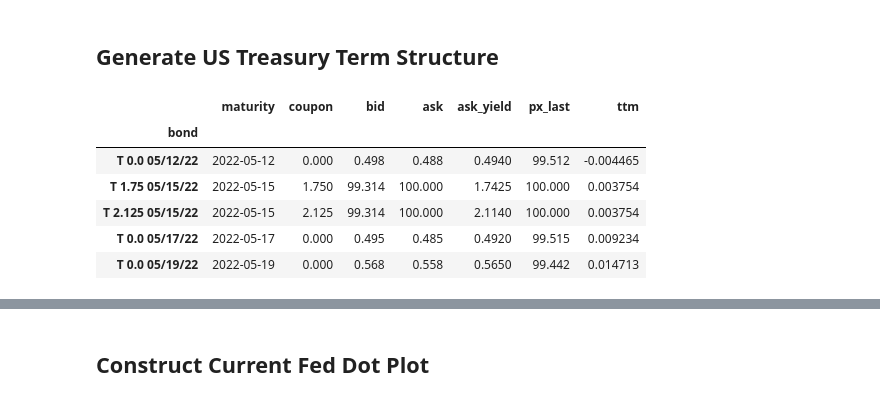
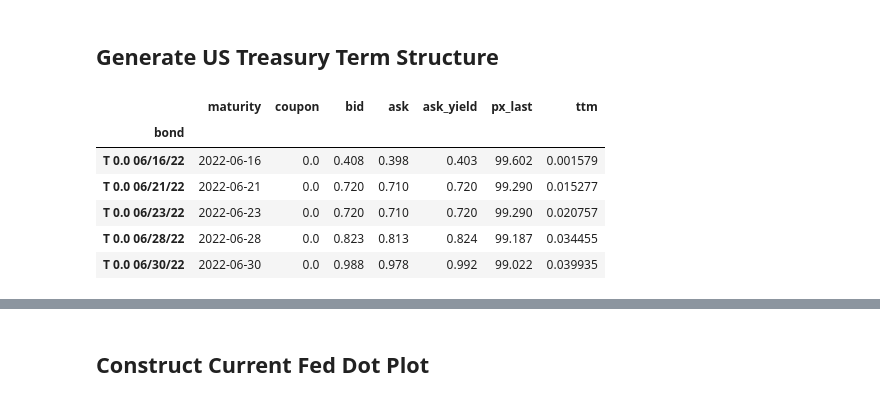
Before and after one commit to jdean53/GeneralWork, a Jupyter notebook: StoCal2/final_project.ipynb, the cells around one changed output, grey strips where cells are left out. Saved outputs shown, nothing was run; the diff lists cells and outputs as text; code cells hidden in the pictures.

```diff
--- a/StoCal2/final_project.ipynb
+++ b/StoCal2/final_project.ipynb
@@ -16,25 +17,25 @@ import matplotlib.pyplot as plt
 # %%
 '''
 Pull rates data
 ---
 Rates data saved in an excel spreadsheet
 Aggregated with market data from wsj
 https://www.wsj.com/market-data/bonds/treasuries
 '''
-t_bonds_df = pd.read_excel('Table.xlsx')
+t_bonds_df = pd.read_excel('Table.xlsx', sheet_name='bonds')
 t_bonds_df['px_last'] = [i if i>=25 else 100 - i for i in t_bonds_df['ask'].to_list()]
 t_bonds_df['ttm'] = [(i - datetime.datetime.now())/datetime.timedelta(days=365) for i in t_bonds_df['maturity']]
 t_bonds_df['bond'] = ['T '+ str(t_bonds_df.iloc[i,1]) + ' '+ t_bonds_df.iloc[i,0].strftime('%m/%d/%y') for i in t_bonds_df.index]
 t_bonds_df = t_bonds_df.set_index('bond')
 t_bonds_df.head()
 # %% [output]
 |  | maturity | coupon | bid | ask | ask_yield | px_last | ttm |
 | bond |  |  |  |  |  |  |  |
-| T 0.0 05/12/22 | 2022-05-12 | 0.000 | 0.498 | 0.488 | 0.4940 | 99.512 | -0.004465 |
-| T 1.75 05/15/22 | 2022-05-15 | 1.750 | 99.314 | 100.000 | 1.7425 | 100.000 | 0.003754 |
-| T 2.125 05/15/22 | 2022-05-15 | 2.125 | 99.314 | 100.000 | 2.1140 | 100.000 | 0.003754 |
-| T 0.0 05/17/22 | 2022-05-17 | 0.000 | 0.495 | 0.485 | 0.4920 | 99.515 | 0.009234 |
-| T 0.0 05/19/22 | 2022-05-19 | 0.000 | 0.568 | 0.558 | 0.5650 | 99.442 | 0.014713 |
+| T 0.0 06/16/22 | 2022-06-16 | 0.0 | 0.408 | 0.398 | 0.403 | 99.602 | 0.001579 |
+| T 0.0 06/21/22 | 2022-06-21 | 0.0 | 0.720 | 0.710 | 0.720 | 99.290 | 0.015277 |
+| T 0.0 06/23/22 | 2022-06-23 | 0.0 | 0.720 | 0.710 | 0.720 | 99.290 | 0.020757 |
+| T 0.0 06/28/22 | 2022-06-28 | 0.0 | 0.823 | 0.813 | 0.824 | 99.187 | 0.034455 |
+| T 0.0 06/30/22 | 2022-06-30 | 0.0 | 0.988 | 0.978 | 0.992 | 99.022 | 0.039935 |
 # %%
 '''
 Bootstrap yield curve
```
Also changed, not shown: parts of 10 cells of this notebook, 1 other file.
